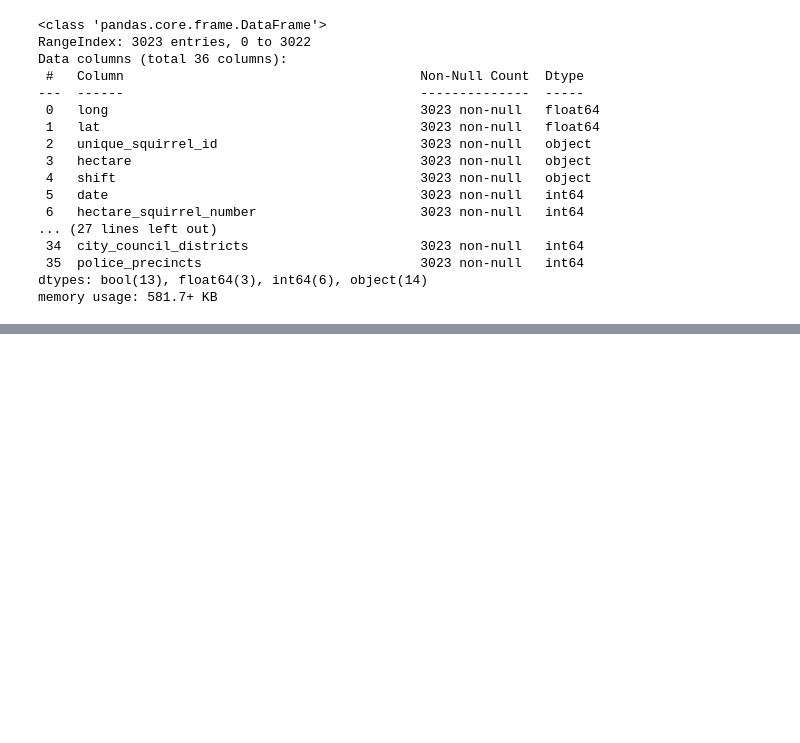
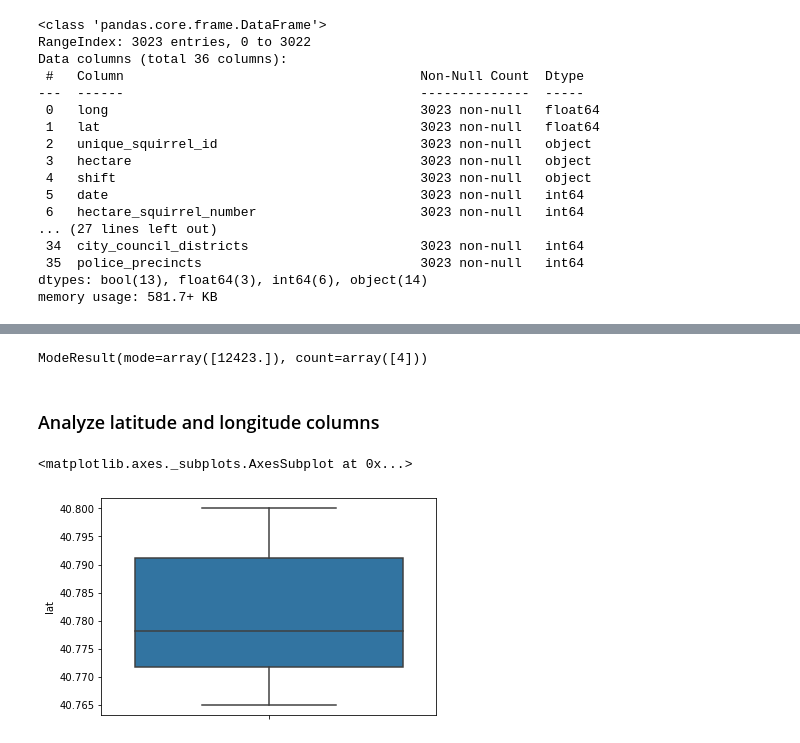
Before and after one commit to LucyDykhouse/stat-reports-exercise, a Jupyter notebook: NYC Squirrel Data.ipynb, the cells around one changed output, grey strips where cells are left out. Cells and saved outputs as stored; diff of their text form; code cells hidden in the pictures; blank space fills up the shorter version.

```diff
--- a/NYC Squirrel Data.ipynb
+++ b/NYC Squirrel Data.ipynb
@@ -41,0 +181,6 @@ memory usage: 581.7+ KB
+# %%
+stats.mode(df['zip_codes'])
+# %% [output]
+ModeResult(mode=array([12423.]), count=array([4]))
+# %% [markdown]
+### Analyze latitude and longitude columns
@@ -41,0 +189,5 @@ memory usage: 581.7+ KB
+# %%
+sns.boxplot(df['lat'], orient='v')
+# %% [output]
+<matplotlib.axes._subplots.AxesSubplot at 0x...>
+[figure, added]
```
Also changed, not shown: parts of 28 cells of this notebook.
